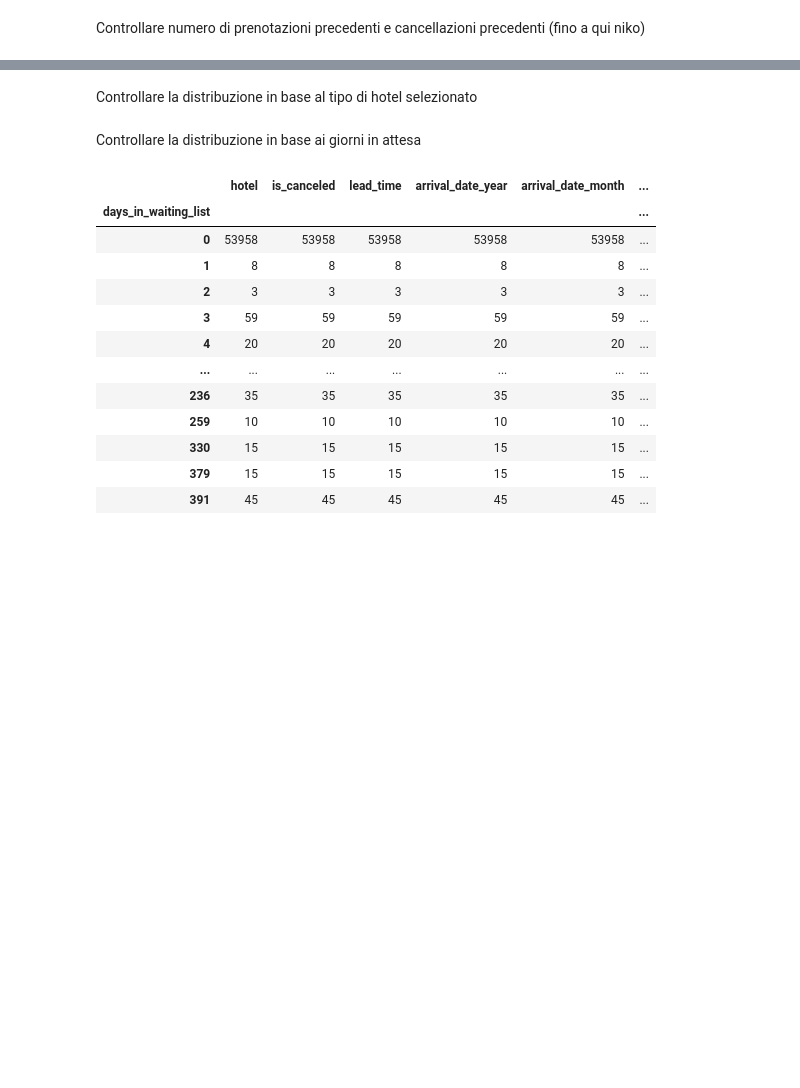
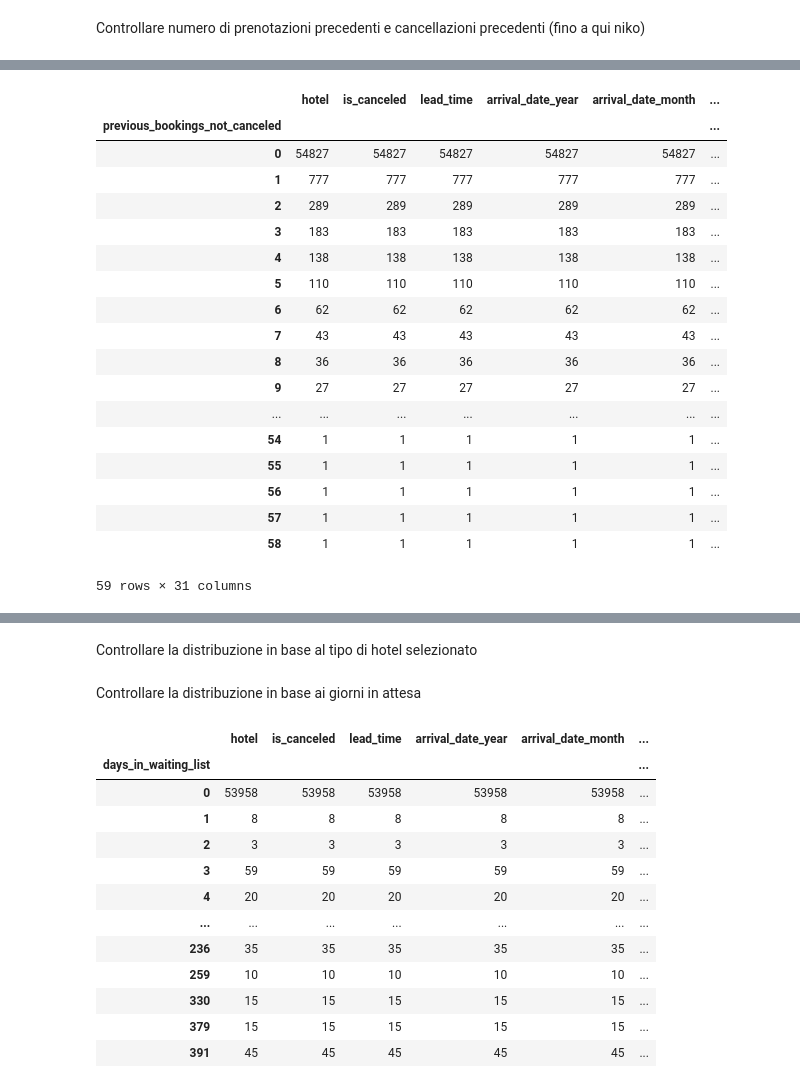
Before and after one commit to Nikocioni/progetto_programmazione_nik_ross_salvo, a Jupyter notebook: progetto_niko_ross_salvo_2.ipynb, the cells around one changed output, grey strips where cells are left out. Drawn from its saved outputs; the diff is of its cells as text; code cells hidden in the pictures; blank space fills up the shorter version.

```diff
--- a/progetto_niko_ross_salvo_2.ipynb
+++ b/progetto_niko_ross_salvo_2.ipynb
@@ -5,6 +5,7 @@ import pandas as pd
 import numpy as np
 import seaborn as sns
 import matplotlib.pyplot as plt
+pd.set_option('display.max_rows', 70)
 test= pd.read_csv("/content/sample_data/1.test_convertito_numerici.csv", sep=",")
 test_non = pd.read_csv("/content/sample_data/1.test_non_convertito.csv", sep=",")
 train_non = pd.read_csv("/content/sample_data/1.train_non_convertito.csv", sep=",")
@@ -382,0 +452,22 @@ Controllare numero di prenotazioni precedenti e cancellazioni precedenti (fino a
+# %%
+train.groupby(train["previous_bookings_not_canceled"]).count()
+# %% [output]
+|  | hotel | is_canceled | lead_time | arrival_date_year | arrival_date_month | ... |
+| previous_bookings_not_canceled |  |  |  |  |  | ... |
+| 0 | 54827 | 54827 | 54827 | 54827 | 54827 | ... |
+| 1 | 777 | 777 | 777 | 777 | 777 | ... |
+| 2 | 289 | 289 | 289 | 289 | 289 | ... |
+| 3 | 183 | 183 | 183 | 183 | 183 | ... |
+| 4 | 138 | 138 | 138 | 138 | 138 | ... |
+| 5 | 110 | 110 | 110 | 110 | 110 | ... |
+| 6 | 62 | 62 | 62 | 62 | 62 | ... |
+| 7 | 43 | 43 | 43 | 43 | 43 | ... |
+| 8 | 36 | 36 | 36 | 36 | 36 | ... |
+| 9 | 27 | 27 | 27 | 27 | 27 | ... |
+| ... | ... | ... | ... | ... | ... | ... |
+| 54 | 1 | 1 | 1 | 1 | 1 | ... |
+| 55 | 1 | 1 | 1 | 1 | 1 | ... |
+| 56 | 1 | 1 | 1 | 1 | 1 | ... |
+| 57 | 1 | 1 | 1 | 1 | 1 | ... |
+| 58 | 1 | 1 | 1 | 1 | 1 | ... |
+59 rows × 31 columns
```
Also changed, not shown: parts of 22 cells of this notebook.
